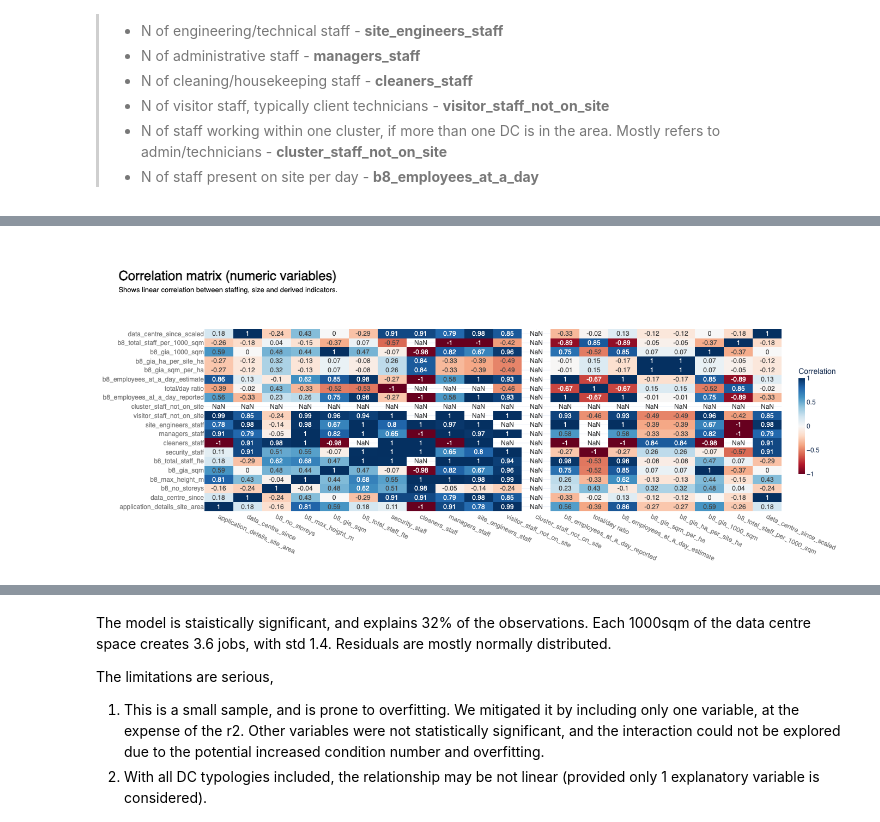
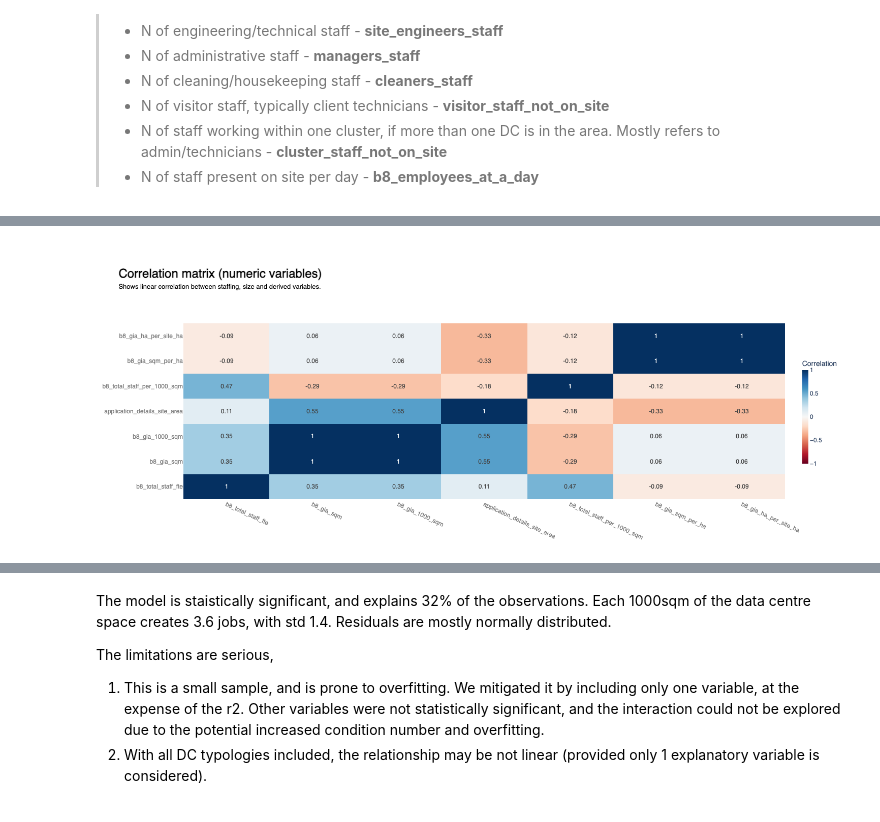
Before and after one commit to a-saveleva/casa0007_project, a Jupyter notebook: CASA0007_project.ipynb, the cells around one changed output, grey strips where cells are left out. Drawn from its saved outputs; the diff is of its cells as text; code cells hidden in the pictures.

```diff
--- a/CASA0007_project.ipynb
+++ b/CASA0007_project.ipynb
@@ -613,41 +504,32 @@ The staff column with most non-null values is **b8_total_staff_fte** - most appl
 # %%
+value_cols = ['b8_total_staff_fte', 'b8_gia_sqm','b8_gia_1000_sqm', 'application_details_site_area', 'b8_total_staff_per_1000_sqm', 'b8_gia_sqm_per_ha', 'b8_gia_ha_per_site_ha']
 #________________________________________________________________________________________________________________________________________________
 # Correlation matrix
-#________________________________________________________________________________________________________________________________________________
-corr_cols = data_ldn_exstg.select_dtypes(include="number").columns.to_list()
+corr_cols = value_cols
 
 df = data_ldn_exstg[corr_cols].copy()
 corr = df.corr(numeric_only=True)
 
-fig = go.Figure(go.Heatmap(z=corr.values,x=corr.columns,y=corr.index,
-    colorscale="RdBu",zmin=-1,zmax=1,
-    text=corr.round(2).values,texttemplate="%{text}",
-    hovertemplate="X: %{x}<br>Y: %{y}<br>Correlation: %{z:.2f}<extra></extra>",
-    colorbar=dict(
-        title="Correlation",len=0.65, thickness=12,x=1.02,
-        # tickfont=dict(color=labels_colour),titlefont=dict(color=labels_colour),
-    ),
+fig = go.Figure(go.Heatmap(z=corr.values,x=corr.columns,y=corr.index,colorscale="RdBu",zmin=-1,zmax=1,
+    text=corr.round(2).values,texttemplate="%{text}",hovertemplate="X: %{x}<br>Y: %{y}<br>Correlation: %{z:.2f}<extra></extra>",
+    colorbar=dict( title="Correlation",len=0.65, thickness=12,x=1.02,),
 ))
 
 fig.update_layout(
     width=1000,height=600,template="plotly_white",
     title=dict(
         text=(
             f"<br><span style='font-size:24px; font-weight:bold; color:{notes_colour}; display:block; margin-bottom:2px;'>"
             "Correlation matrix (numeric variables)"
             "</span><br>"
             f"<span style='font-size:13px; font-weight:300; color:{notes_colour}; display:block; margin-bottom:0px;'>"
-            "Shows linear correlation between staffing, size and derived indicators."
+            "Shows linear correlation between staffing, size and derived variables."
             "</span><br>"
-        ),
-        x=0.03,xanchor="left",
-        y=0.92,yanchor="top",
-    ),
-    margin=dict(t=160),
+        ),x=0.03,xanchor="left",y=0.92,yanchor="top",
+    ),margin=dict(t=160),
 )
-
 fig.update_xaxes(tickangle=25, tickfont=dict(color=labels_colour), title_font=dict(color=labels_colour))
 fig.update_yaxes(tickfont=dict(color=labels_colour), title_font=dict(color=labels_colour))
 fig.show()
 # %% [output]
-[figure, old version]
+[figure, new version]
```
Also changed, not shown: parts of 30 cells of this notebook.
